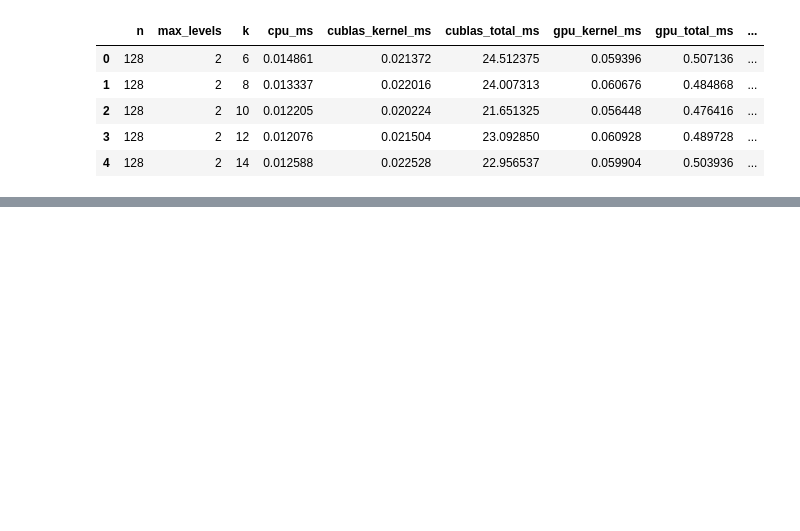
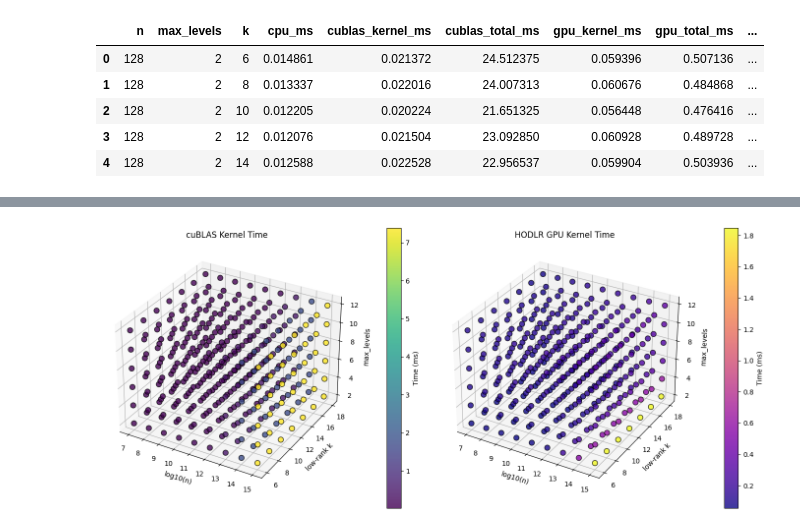
Before and after one commit to jonathanwangyc/cs598hpc-final-project, a Jupyter notebook: postprocess.ipynb, the cells around one changed output, grey strips where cells are left out. Cells and saved outputs as stored; diff of their text form; code cells hidden in the pictures; blank space fills up the shorter version.

```diff
--- a/postprocess.ipynb
+++ b/postprocess.ipynb
@@ -16,0 +65,46 @@ df.head()
+# %%
+
+fig = plt.figure(figsize=(14, 6))
+
+# 3D scatter for cuBLAS kernel time
+ax1 = fig.add_subplot(121, projection='3d')
+sc1 = ax1.scatter(
+    df_warmup["log_n"],
+    df_warmup["k"],
+    df_warmup["max_levels"],
+    c=df_warmup["cublas_kernel_ms"],
+    cmap="viridis",
+    s=60,
+    edgecolor="k",
+    alpha=0.8
+)
+ax1.set_title("cuBLAS Kernel Time")
+ax1.set_xlabel("log10(n)")
+ax1.set_ylabel("low-rank k")
+ax1.set_zlabel("max_levels")
+cbar1 = fig.colorbar(sc1, ax=ax1, pad=0.1)
+cbar1.set_label("Time (ms)")
+
+# 3D scatter for HODLR GPU kernel time
+ax2 = fig.add_subplot(122, projection='3d')
+sc2 = ax2.scatter(
+    df_warmup["log_n"],
+    df_warmup["k"],
+    df_warmup["max_levels"],
+    c=df_warmup["gpu_kernel_ms"],
+    cmap="plasma",
+    s=60,
+    edgecolor="k",
+    alpha=0.8
+)
+ax2.set_title("HODLR GPU Kernel Time")
+ax2.set_xlabel("log10(n)")
+ax2.set_ylabel("low-rank k")
+ax2.set_zlabel("max_levels")
+cbar2 = fig.colorbar(sc2, ax=ax2, pad=0.1)
+cbar2.set_label("Time (ms)")
+
+plt.tight_layout()
+plt.show()
+# %% [output]
+[figure, added]
```
Also changed, not shown: parts of 19 cells of this notebook.
